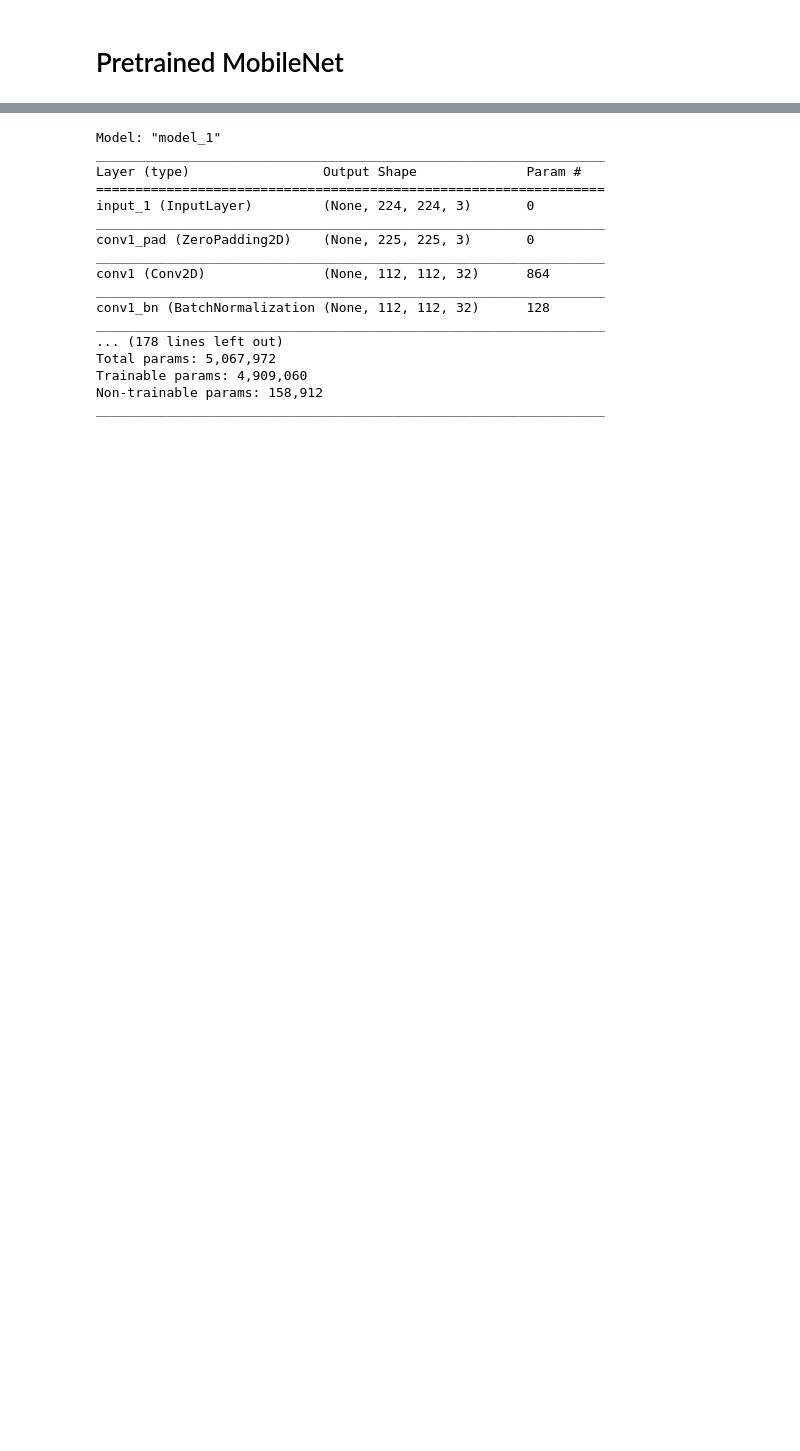
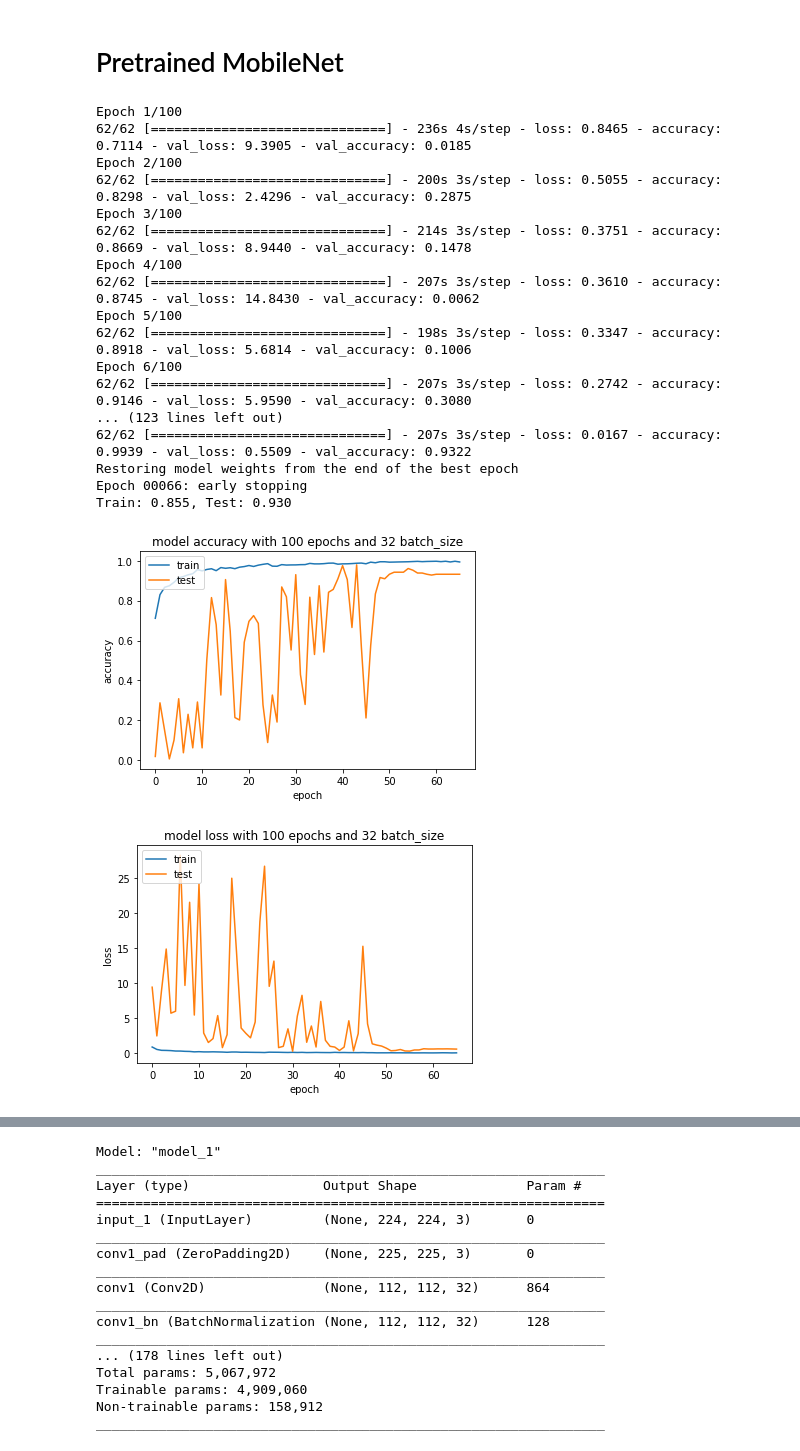
Before and after one commit to juliusschulz/plant_pathology, a Jupyter notebook: disease_classification.ipynb, the cells around one changed output, grey strips where cells are left out. Drawn from its saved outputs; the diff is of its cells as text; code cells hidden in the pictures; blank space fills up the shorter version.

Commit message:
change model layers

```diff
--- a/disease_classification.ipynb
+++ b/disease_classification.ipynb
@@ -136,7 +141,7 @@ Xtrain.shape
 # Pretrained MobileNet
 # %%
 batch_size = [32]
-epochs = [10]
+epochs = [100]
 
 rlr = ReduceLROnPlateau(patience=15, verbose=1)
 es = EarlyStopping(patience=35, restore_best_weights=True, verbose=1)
@@ -171,16 +176,17 @@ for batch in batch_size:
         # add new layers
         new_layers = customised_mobilenet.output
         new_layers = GlobalAveragePooling2D()(new_layers)
-        new_layers = Dense(1024, activation='relu')(new_layers)
-        new_layers = Dense(512, activation='relu')(new_layers)
-        new_layers = Dense(256, activation='relu')(new_layers)
+        #new_layers = Dense(1024, activation='relu')(new_layers)
+        #new_layers = Dense(512, activation='relu')(new_layers)
+        #new_layers = Dense(256, activation='relu')(new_layers)
+        new_layers = Dense(64, activation='relu')(new_layers)
         new_layers = Dropout(0.5)(new_layers)
         new_layers = Dense(4, activation='softmax')(new_layers)
         new_mobile = Model(inputs=customised_mobilenet.inputs, output=new_layers)
 
         # set number of trainable layers
         for i, layer in enumerate(new_mobile.layers):
-            if i <= 100:
+            if i <= 70:
                 layer.trainable = False
             else:
                 layer.trainable = True
@@ -199,30 +205,50 @@ for batch in batch_size:
             callbacks = [rlr, es , mc],
             use_multiprocessing = True,
              )
 
         # save model
         #new_mobile.save(f'model_batch_size:{batch}_epochs:{epoch}.h5')
 
 
         # evaluate the model
         _, train_acc = new_mobile.evaluate(Xtrain, ytrain, verbose=0)
         _, test_acc = new_mobile.evaluate(Xtest, ytest, verbose=0)
         print('Train: %.3f, Test: %.3f' % (train_acc, test_acc))
         # summarize history for accuracy
         plt.plot(history.history['accuracy'])
         plt.plot(history.history['val_accuracy'])
         plt.title(f'model accuracy with {epoch} epochs and {batch} batch_size')
         plt.ylabel('accuracy')
         plt.xlabel('epoch')
         plt.legend(['train', 'test'], loc='upper left')
         #plt.savefig(f'accuracy:{epoch}epochs{batch}batch_size')
         plt.show()
         # summarize history for loss
         plt.plot(history.history['loss'])
         plt.plot(history.history['val_loss'])
         plt.title(f'model loss with {epoch} epochs and {batch} batch_size')
         plt.ylabel('loss')
         plt.xlabel('epoch')
         plt.legend(['train', 'test'], loc='upper left')
         #plt.savefig(f'loss:{epoch}epochs{batch}batch_size')
         plt.show()
+# %% [output]
+Epoch 1/100
+62/62 [==============================] - 236s 4s/step - loss: 0.8465 - accuracy: 0.7114 - val_loss: 9.3905 - val_accuracy: 0.0185
+Epoch 2/100
+62/62 [==============================] - 200s 3s/step - loss: 0.5055 - accuracy: 0.8298 - val_loss: 2.4296 - val_accuracy: 0.2875
+Epoch 3/100
+62/62 [==============================] - 214s 3s/step - loss: 0.3751 - accuracy: 0.8669 - val_loss: 8.9440 - val_accuracy: 0.1478
+Epoch 4/100
+62/62 [==============================] - 207s 3s/step - loss: 0.3610 - accuracy: 0.8745 - val_loss: 14.8430 - val_accuracy: 0.0062
+Epoch 5/100
+62/62 [==============================] - 198s 3s/step - loss: 0.3347 - accuracy: 0.8918 - val_loss: 5.6814 - val_accuracy: 0.1006
+Epoch 6/100
+62/62 [==============================] - 207s 3s/step - loss: 0.2742 - accuracy: 0.9146 - val_loss: 5.9590 - val_accuracy: 0.3080
+... (123 lines left out)
+62/62 [==============================] - 207s 3s/step - loss: 0.0167 - accuracy: 0.9939 - val_loss: 0.5509 - val_accuracy: 0.9322
+Restoring model weights from the end of the best epoch
+Epoch 00066: early stopping
+Train: 0.855, Test: 0.930
+[figure, added]
+[figure, added]
```
Also changed, not shown: parts of 4 cells of this notebook.
